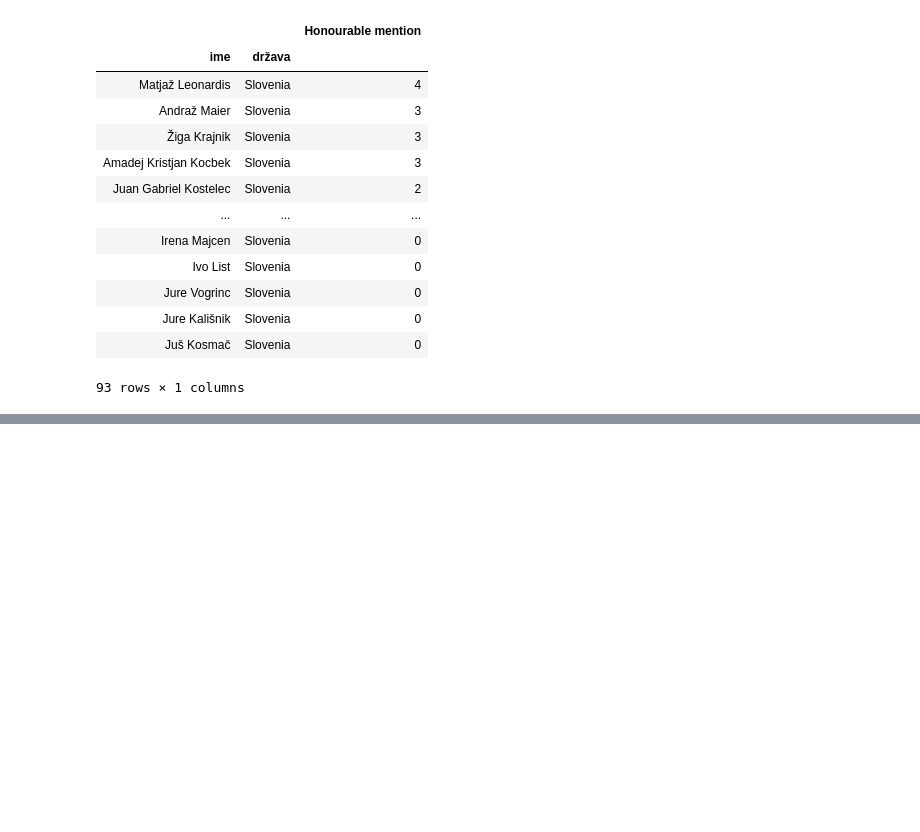
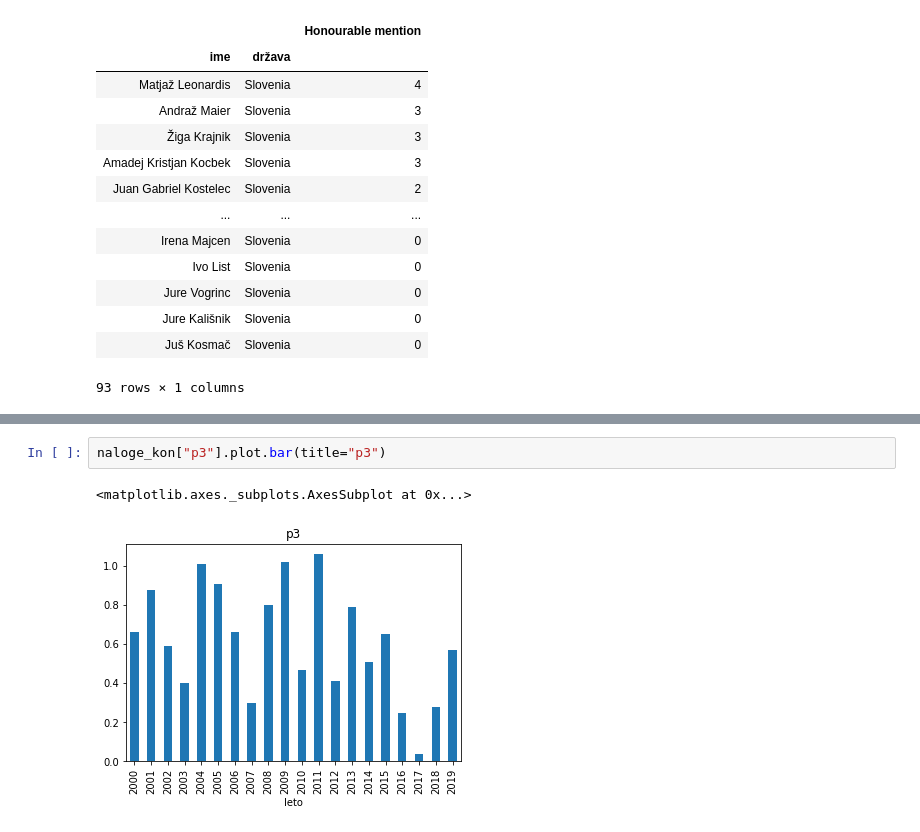
Before and after one commit to andrazm123/Analiza-podatkov-IMO, a Jupyter notebook: analiza_podatkov.ipynb, the cells around one changed output, grey strips where cells are left out. Saved outputs shown, nothing was run; the diff lists cells and outputs as text; blank space fills up the shorter version.

```diff
--- a/analiza_podatkov.ipynb
+++ b/analiza_podatkov.ipynb
@@ -361,0 +389,5 @@ t.groupby("leto").mean().round(2)
+# %%
+naloge_kon["p3"].plot.bar(title="p3")
+# %% [output]
+<matplotlib.axes._subplots.AxesSubplot at 0x...>
+[figure, added]
```
Also changed, not shown: parts of 90 cells of this notebook.
